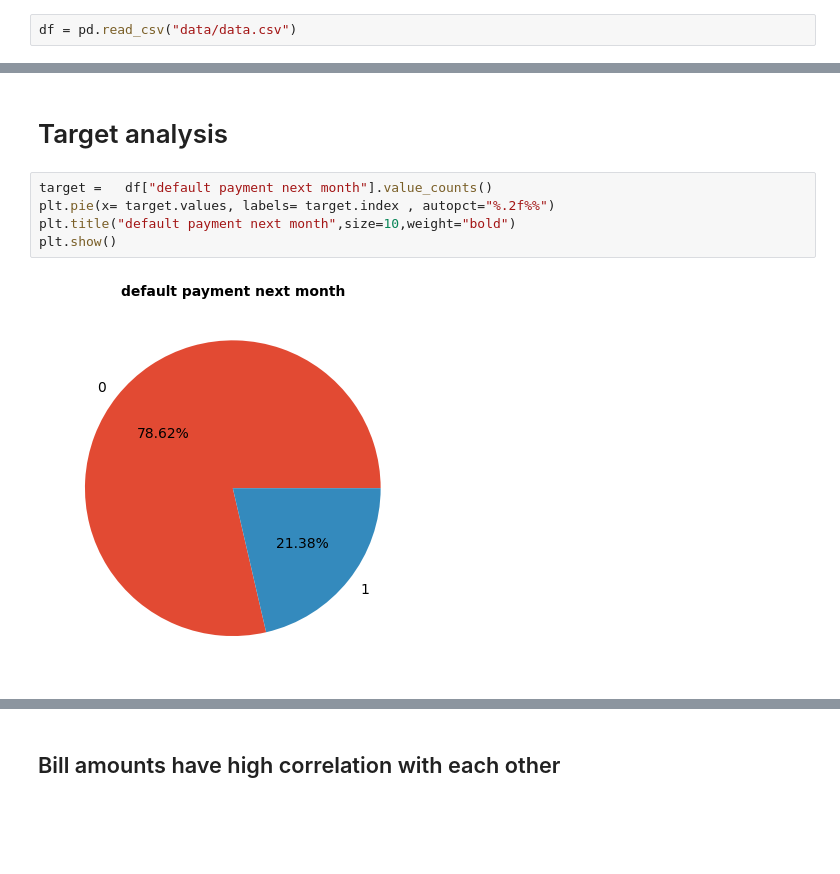
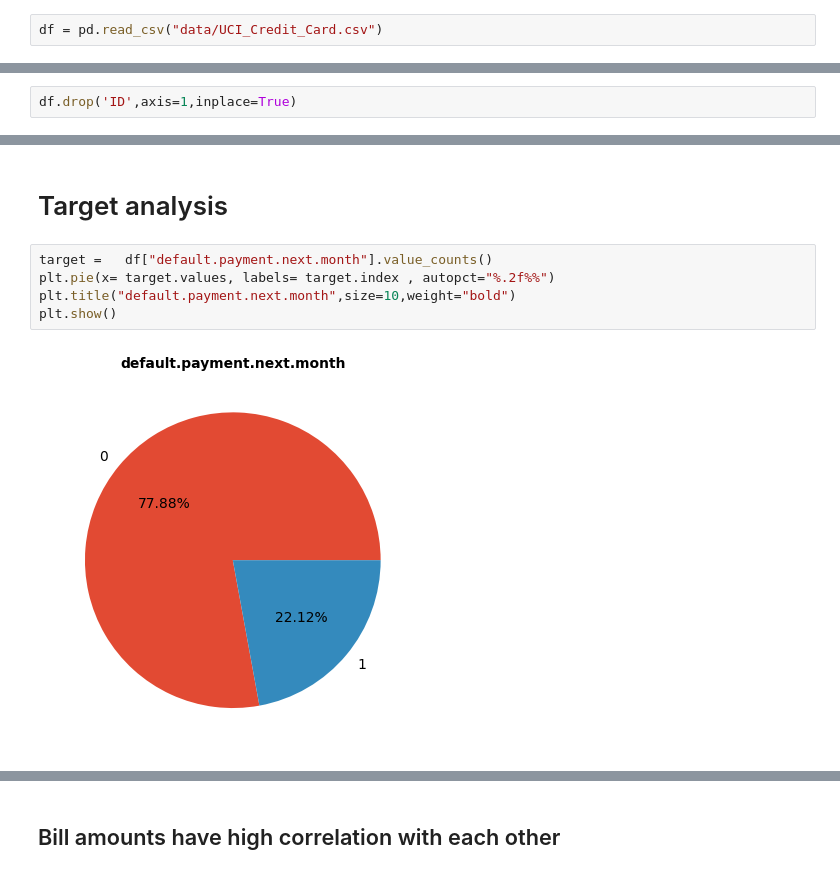
Before and after one commit to Captain-Dawn/CreditCardFraud1, a Jupyter notebook: research/EDA.ipynb, the cells around one changed output, grey strips where cells are left out. Drawn from its saved outputs; the diff is of its cells as text; blank space fills up the shorter version.

```diff
--- a/research/EDA.ipynb
+++ b/research/EDA.ipynb
@@ -12,5 +60,5 @@ plt.style.use("ggplot")
 # %%
-df = pd.read_csv("data/data.csv")
+df = pd.read_csv("data/UCI_Credit_Card.csv")
 # %%
 df.head()
 # %% [output]
@@ -24,3 +74,5 @@ df.head()
+# %%
+df.drop('ID',axis=1,inplace=True)
 # %%
 df.isnull().sum()
 # %% [output]
@@ -175,12 +336,12 @@ for i in df.columns:
 # %% [markdown]
 # Target analysis
 # %%
-target =   df["default payment next month"].value_counts()
+target =   df["default.payment.next.month"].value_counts()
 plt.pie(x= target.values, labels= target.index , autopct="%.2f%%")
-plt.title("default payment next month",size=10,weight="bold")
+plt.title("default.payment.next.month",size=10,weight="bold")
 plt.show()
 # %% [output]
-[figure, old version]
+[figure, new version]
 # %%
 plt.figure(figsize=(20,20))
 sns.heatmap(df[[x for x in df.columns if x not in categories ]].corr().round(2),annot=True)
```
Also changed, not shown: parts of 40 cells of this notebook, 3 other files.
